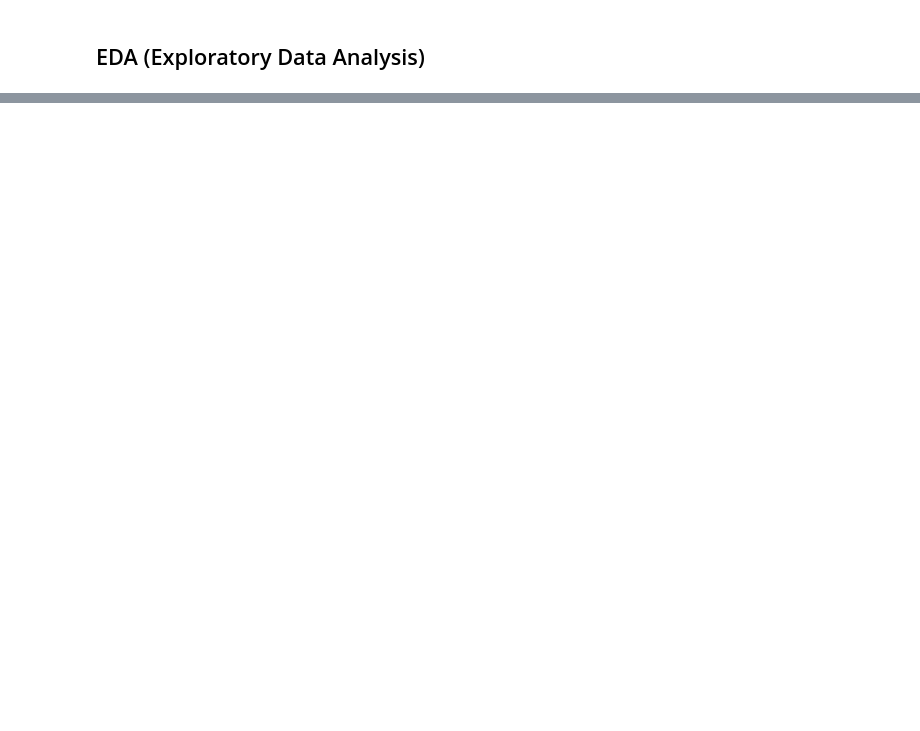
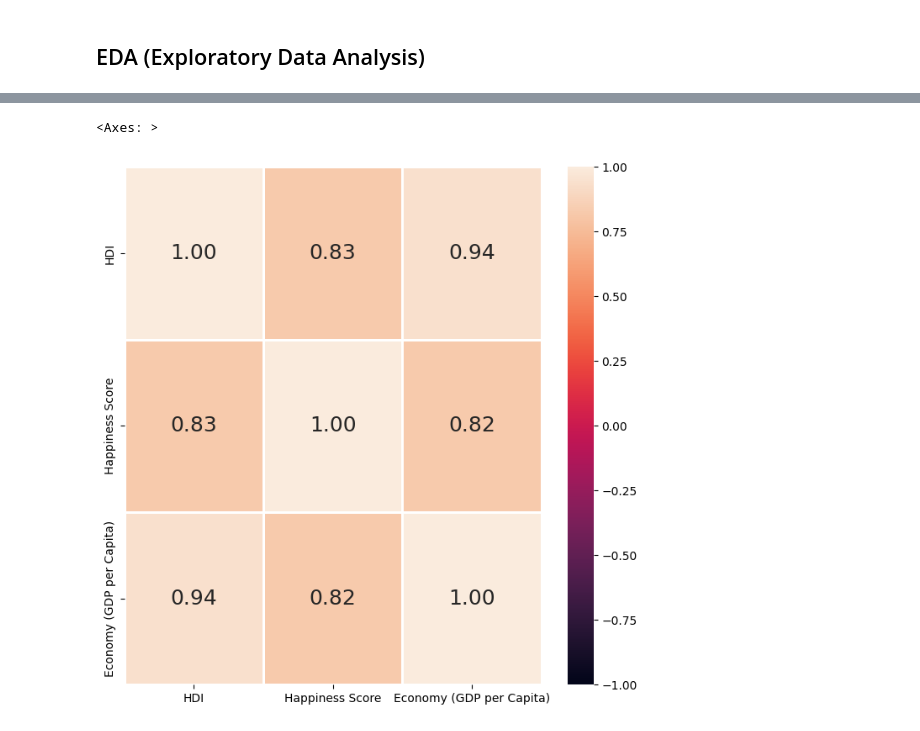
Before and after one commit to xTakoyaki/SC1015-Mini-Project, a Jupyter notebook: SC1015_MiniProject.ipynb, the cells around one changed output, grey strips where cells are left out. Cells and saved outputs as stored; diff of their text form; code cells hidden in the pictures; blank space fills up the shorter version.

```diff
--- a/SC1015_MiniProject.ipynb
+++ b/SC1015_MiniProject.ipynb
@@ -307,0 +354,4 @@ __The datasets for Happiness Index, GDP and HDI have been cleaned and are now re
+# %%
+# Summary Statistics for Human Development Index 2016
+HDI_2016['HDI'] = HDI_2016['HDI'].replace('..', np.nan).astype(float)
+HDI_2016.describe()
@@ -307,0 +594,15 @@ __The datasets for Happiness Index, GDP and HDI have been cleaned and are now re
+# %%
+# Create a correlation matrix
+corr_data = pd.concat([HDI_2016['HDI'],HI_2016['Happiness Score'], HI_2016['Economy (GDP per Capita)']], axis=1).corr()
+
+# Set the correlation of each variable with itself to 1
+for col in corr_data.columns:
+    corr_data.loc[col, col] = 1
+
+# Create a heatmap of the correlation matrix
+f = plt.figure(figsize=(8, 8))
+sb.heatmap(corr_data, vmin=-1, vmax=1, linewidths=1,
+           annot=True, fmt=".2f", annot_kws={"size": 18})
+# %% [output]
+<Axes: >
+[figure, added]
```
Also changed, not shown: parts of 135 cells of this notebook.
